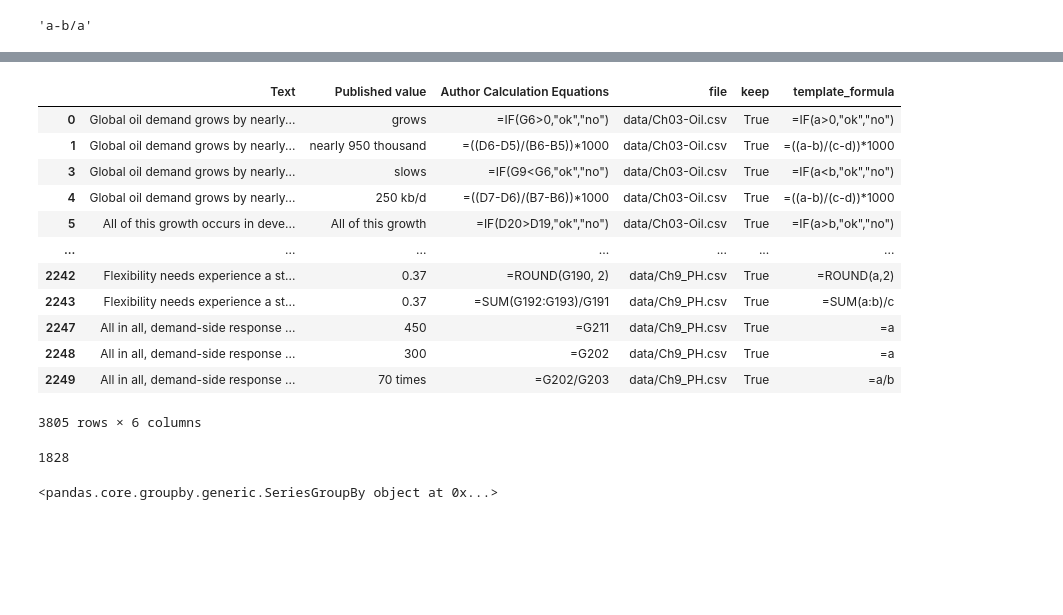
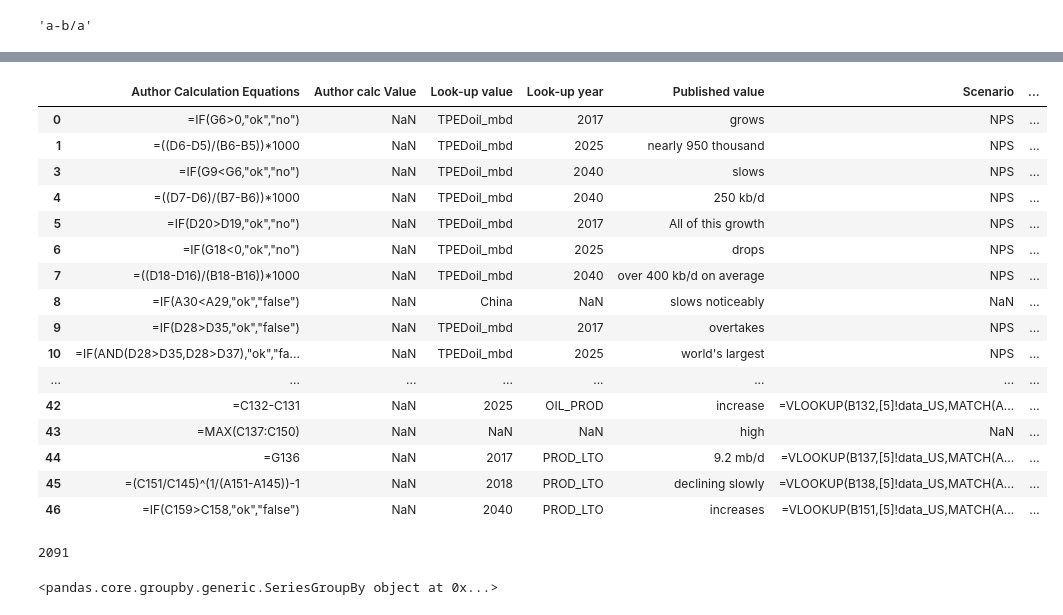
Before and after one commit to geokaragiannis/statchecker, a Jupyter notebook: templates_temp/markup-templates.ipynb, the cells around one changed output, grey strips where cells are left out. Saved outputs shown, nothing was run; the diff lists cells and outputs as text; code cells hidden in the pictures; blank space fills up the shorter version.

```diff
--- a/templates_temp/markup-templates.ipynb
+++ b/templates_temp/markup-templates.ipynb
@@ -62,6 +81,16 @@ def replace_claim_with_variables(formula, ref_var_dict):
     for ref, var in ref_var_dict.items():
         ret_formula = ret_formula.replace(ref, var)
     return ret_formula
+# %%
+def replace_str_formula(formula, str_list):
+    """
+    replace all the constant strings in the formula with STR
+    """
+    const_str = "STR"
+    ret_formula = formula
+    for s in str_list:
+        ret_formula = ret_formula.replace(s, const_str)
+    return ret_formula
 # %%
 def remove_white_space(s):
     return s.replace(" ", "")
@@ -78,11 +107,15 @@ replace_claim_with_variables("G11 - G12/G11", d).replace(" ", "")
 # %%
 def cleanup_df(row):
     if "LOOKUP" in row["Published value"] or "LOOKUP" in row["Author Calculation Equations"]:
+        return False
+    if "Fig" in row["Author Calculation Equations"]:
         return False
     elif len(re.findall(formula_regex, row["Author Calculation Equations"])) == 0:
         return False
     elif len(re.findall(formula_regex, row["Published value"])) > 0:
         return False
+    elif len(re.findall(other_file_ref_regex, row["Author Calculation Equations"])) > 0:
+        return False
     else:
         return True
 # %%
@@ -90,8 +123,10 @@ def substitute_claims_with_vars(row):
     formula = row["Author Calculation Equations"]
     # G12, G1, ... etc.
     cell_references = re.findall(formula_regex, formula)
+    string_references = re.findall(str_const_regex, formula)
     ref_vars_dict = get_variables_for_formula(cell_references, variables_list)
     template_formula = replace_claim_with_variables(formula, ref_vars_dict)
+    template_formula = replace_str_formula(template_formula, string_references)
     template_formula = remove_white_space(template_formula)
     return template_formula
 # %%
@@ -104,7 +139,7 @@ main_df = pd.DataFrame()
 for file in files:
     print(file)
     temp_df = pd.read_csv(file)
-    temp_df = temp_df[cols]
+#     temp_df = temp_df[cols]
     temp_df["file"] = file
     # remove unwanted rows
     temp_df["keep"] = temp_df.apply(cleanup_df, axis=1)
@@ -122,23 +165,29 @@ data/Ch9_PH.csv
 # %%
-main_df
+main_df.head(30)
 # %% [output]
-|  | Text | Published value | Author Calculation Equations | file | keep | template_formula |
-| 0 | Global oil demand grows by nearly... | grows | =IF(G6>0,"ok","no") | data/Ch03-Oil.csv | True | =IF(a>0,"ok","no") |
-| 1 | Global oil demand grows by nearly... | nearly 950 thousand | =((D6-D5)/(B6-B5))*1000 | data/Ch03-Oil.csv | True | =((a-b)/(c-d))*1000 |
-| 3 | Global oil demand grows by nearly... | slows | =IF(G9<G6,"ok","no") | data/Ch03-Oil.csv | True | =IF(a<b,"ok","no") |
-| 4 | Global oil demand grows by nearly... | 250 kb/d | =((D7-D6)/(B7-B6))*1000 | data/Ch03-Oil.csv | True | =((a-b)/(c-d))*1000 |
-| 5 | All of this growth occurs in deve... | All of this growth | =IF(D20>D19,"ok","no") | data/Ch03-Oil.csv | True | =IF(a>b,"ok","no") |
-| ... | ... | ... | ... | ... | ... | ... |
-| 2242 | Flexibility needs experience a st... | 0.37 | =ROUND(G190, 2) | data/Ch9_PH.csv | True | =ROUND(a,2) |
-| 2243 | Flexibility needs experience a st... | 0.37 | =SUM(G192:G193)/G191 | data/Ch9_PH.csv | True | =SUM(a:b)/c |
-| 2247 | All in all, demand-side response ... | 450 | =G211 | data/Ch9_PH.csv | True | =a |
-| 2248 | All in all, demand-side response ... | 300 | =G202 | data/Ch9_PH.csv | True | =a |
-| 2249 | All in all, demand-side response ... | 70 times | =G202/G203 | data/Ch9_PH.csv | True | =a/b |
+|  | Author Calculation Equations | Author calc Value | Look-up value | Look-up year | Published value | Scenario | ... |
+| 0 | =IF(G6>0,"ok","no") | NaN | TPEDoil_mbd | 2017 | grows | NPS | ... |
+| 1 | =((D6-D5)/(B6-B5))*1000 | NaN | TPEDoil_mbd | 2025 | nearly 950 thousand | NPS | ... |
+| 3 | =IF(G9<G6,"ok","no") | NaN | TPEDoil_mbd | 2040 | slows | NPS | ... |
+| 4 | =((D7-D6)/(B7-B6))*1000 | NaN | TPEDoil_mbd | 2040 | 250 kb/d | NPS | ... |
+| 5 | =IF(D20>D19,"ok","no") | NaN | TPEDoil_mbd | 2017 | All of this growth | NPS | ... |
+| 6 | =IF(G18<0,"ok","no") | NaN | TPEDoil_mbd | 2025 | drops | NPS | ... |
+| 7 | =((D18-D16)/(B18-B16))*1000 | NaN | TPEDoil_mbd | 2040 | over 400 kb/d on average | NPS | ... |
+| 8 | =IF(A30<A29,"ok","false") | NaN | China | NaN | slows noticeably | NaN | ... |
+| 9 | =IF(D28>D35,"ok","false") | NaN | TPEDoil_mbd | 2017 | overtakes | NPS | ... |
+| 10 | =IF(AND(D28>D35,D28>D37),"ok","fa... | NaN | TPEDoil_mbd | 2025 | world's largest | NPS | ... |
+| ... | ... | ... | ... | ... | ... | ... | ... |
+| 42 | =C132-C131 | NaN | 2025 | OIL_PROD | increase | =VLOOKUP(B132,[5]!data_US,MATCH(A... | ... |
+| 43 | =MAX(C137:C150) | NaN | NaN | NaN | high | NaN | ... |
+| 44 | =G136 | NaN | 2017 | PROD_LTO | 9.2 mb/d | =VLOOKUP(B137,[5]!data_US,MATCH(A... | ... |
+| 45 | =(C151/C145)^(1/(A151-A145))-1 | NaN | 2018 | PROD_LTO | declining slowly | =VLOOKUP(B138,[5]!data_US,MATCH(A... | ... |
+| 46 | =IF(C159>C158,"ok","false") | NaN | 2040 | PROD_LTO | increases | =VLOOKUP(B151,[5]!data_US,MATCH(A... | ... |
-3805 rows × 6 columns
 # %%
-len(main_df.drop_duplicates(subset=["Text", "Published value", "template_formula"]))
+size = len(main_df.drop_duplicates(subset=["Text", "Published value", "template_formula"]))
-# %% [output]
-1828
+# %%
+size
+# %% [output]
+2091
 # %%
 main_df.groupby("Author Calculation Equations")["template_formula"]
 # %% [output]
```
Also changed, not shown: parts of 19 cells of this notebook, 2 other files.
